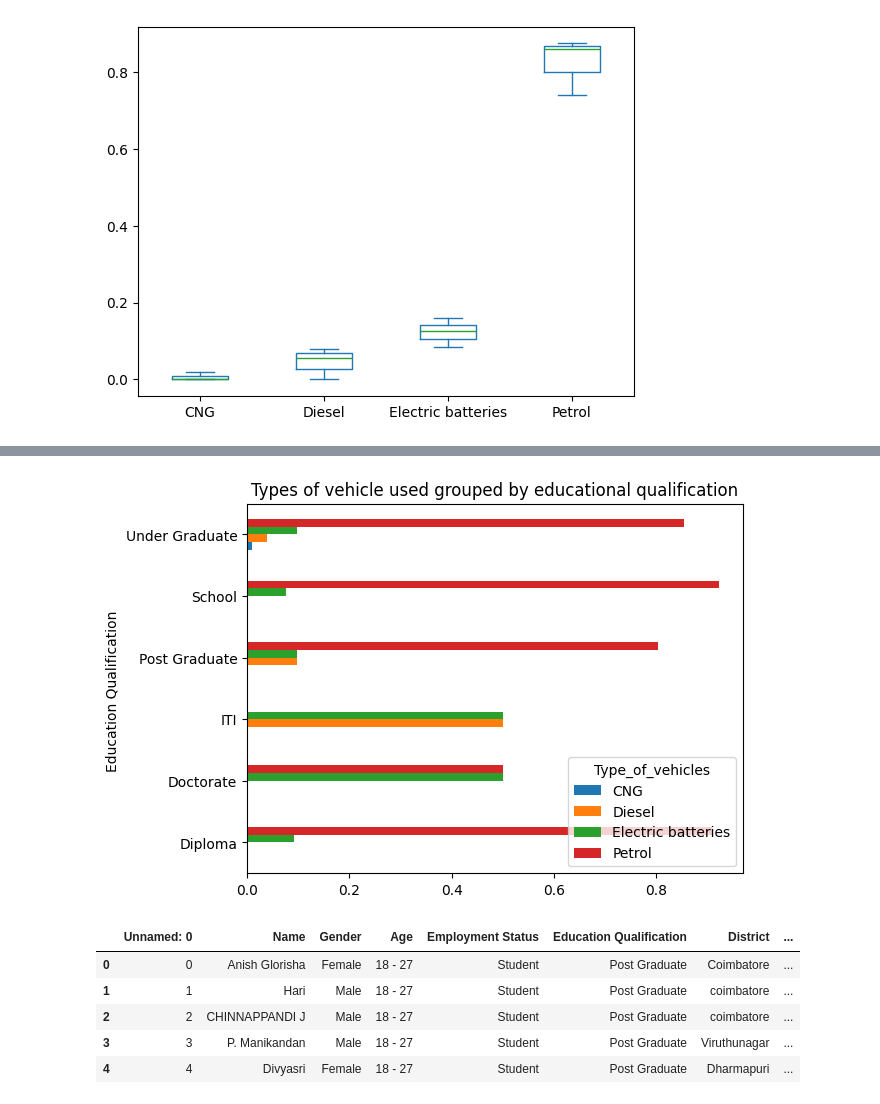
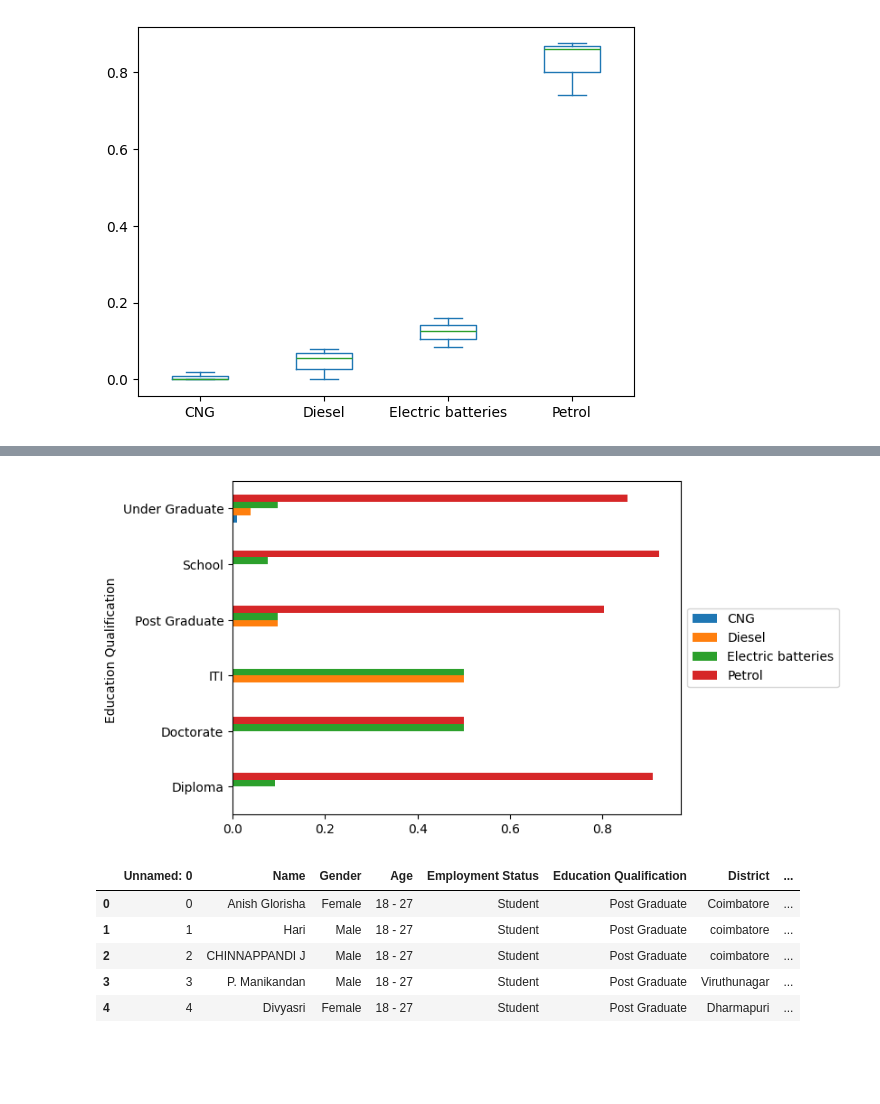
Before and after one commit to Anand-krish-0/A-study-on-awareness-and-perception-among-the-users-of-EVs, a Jupyter notebook: EDA/respondants_bivariate_analysis.ipynb, the cells around one changed output, grey strips where cells are left out. Drawn from its saved outputs; the diff is of its cells as text; code cells hidden in the pictures; blank space fills up the shorter version.

```diff
--- a/EDA/respondants_bivariate_analysis.ipynb
+++ b/EDA/respondants_bivariate_analysis.ipynb
@@ -197,10 +199,11 @@ plt.show()
 # %%
 education_vs_vehicles=pd.crosstab(df['Education Qualification '], df['Type_of_vehicles'], normalize='index')
 education_vs_vehicles.plot(kind='barh')
-plt.title('Types of vehicle used grouped by educational qualification')
+plt.legend(loc = 'center left', bbox_to_anchor=(1,0.5))
+#plt.title('Types of vehicle used grouped by educational qualification')
 plt.show()
 # %% [output]
-[figure, old version]
+[figure, new version]
 # %%
 df1=pd.read_csv('d:/pg project responses/analyze using python/cust_res.csv')
 df1.head()
```
Also changed, not shown: parts of 2 cells of this notebook, 1 other file.
